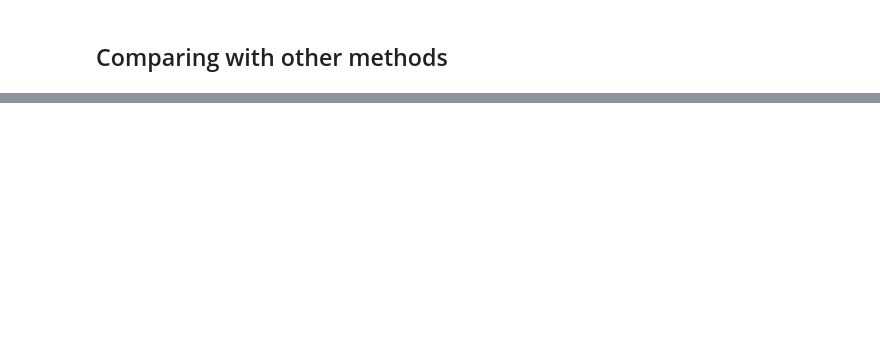
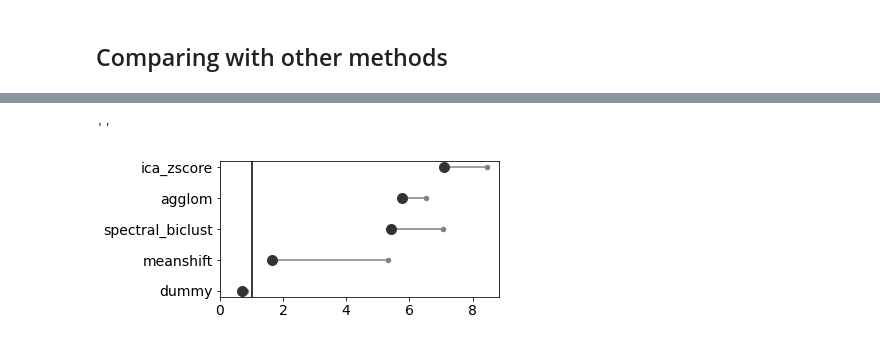
Before and after one commit to saeyslab/moduledetection-evaluation, a Jupyter notebook: notebooks/1 | Running and evaluating methods.ipynb, the cells around one changed output, grey strips where cells are left out. Drawn from its saved outputs; the diff is of its cells as text; code cells hidden in the pictures; blank space fills up the shorter version.

```diff
--- a/notebooks/1 | Running and evaluating methods.ipynb
+++ b/notebooks/1 | Running and evaluating methods.ipynb
@@ -308,0 +455,23 @@ ax.tick_params(labelsize=14)
+# %%
+trainingscores = trainingscores_.query("organismoi == 'ecoli'").groupby("method").apply(lambda x: np.average(x.score, weights=x.weight))
+testscores = testscores_.query("organismoi == 'ecoli'").groupby("method").apply(lambda x: np.average(x.score, weights=x.weight))
+# %%
+# A better way to visualize the data would be dotplot
+
+fig, ax = subplots(figsize=(5, len(trainingscores)/2))
+
+methodorder = testscores.sort_values(ascending=True).index
+
+ax.axvline(1, color = "black")
+for y, method in enumerate(methodorder):
+    ax.plot([trainingscores[method], testscores[method]], [y, y], zorder = 0, color = "grey")
+ax.scatter(trainingscores[methodorder], range(len(methodorder)), color="grey", s = 20)
+ax.scatter(testscores[methodorder], range(len(methodorder)), color="#333333", s = 100)
+ax.set_yticks(np.arange(len(methodorder)))
+ax.set_yticklabels(methodorder)
+ax.tick_params(labelsize=14)
+ax.set_xlim([0, ax.get_xlim()[1]])
+""
+# %% [output]
+''
+[figure, added]
```
Also changed, not shown: parts of 38 cells of this notebook, 4 other files.
